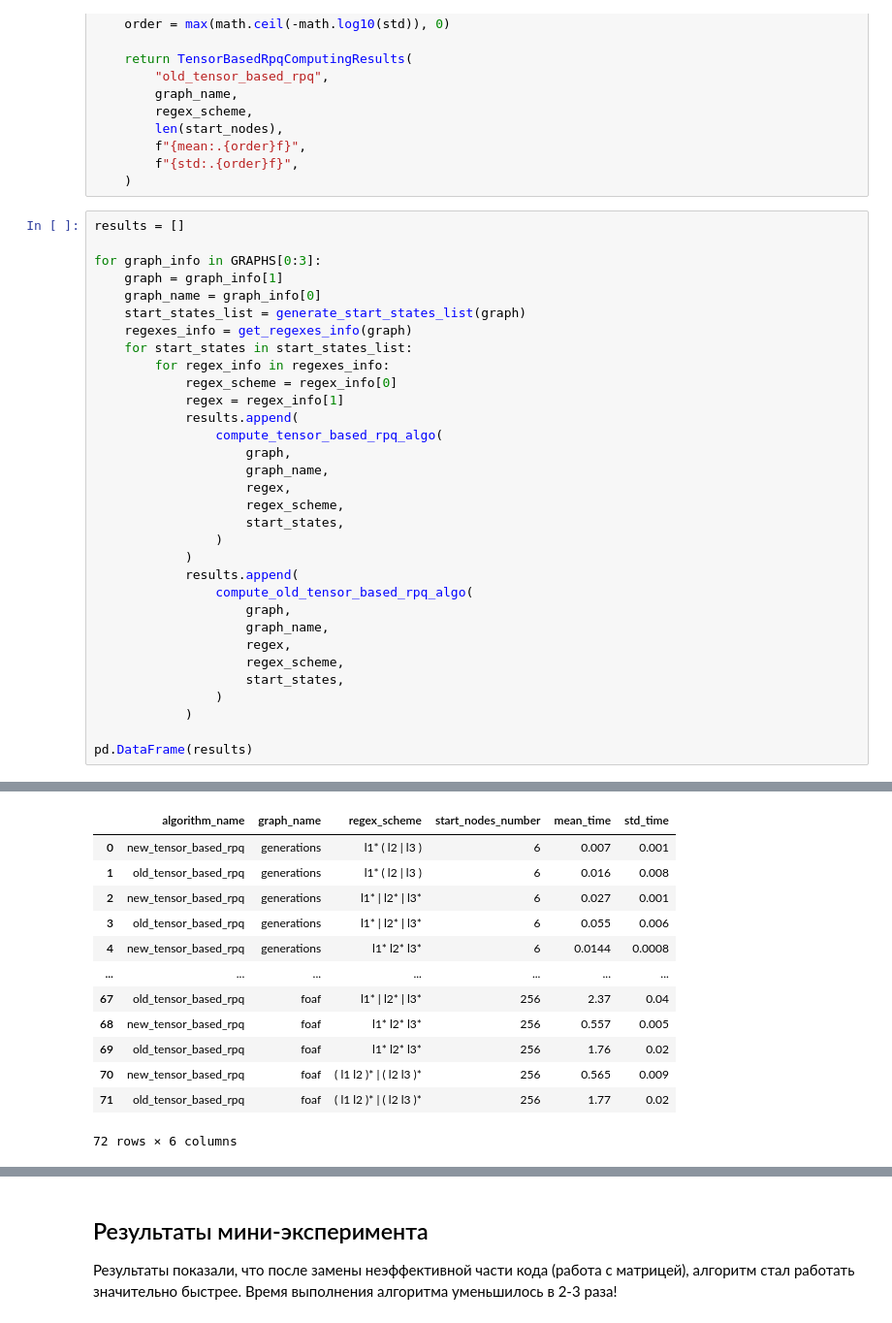
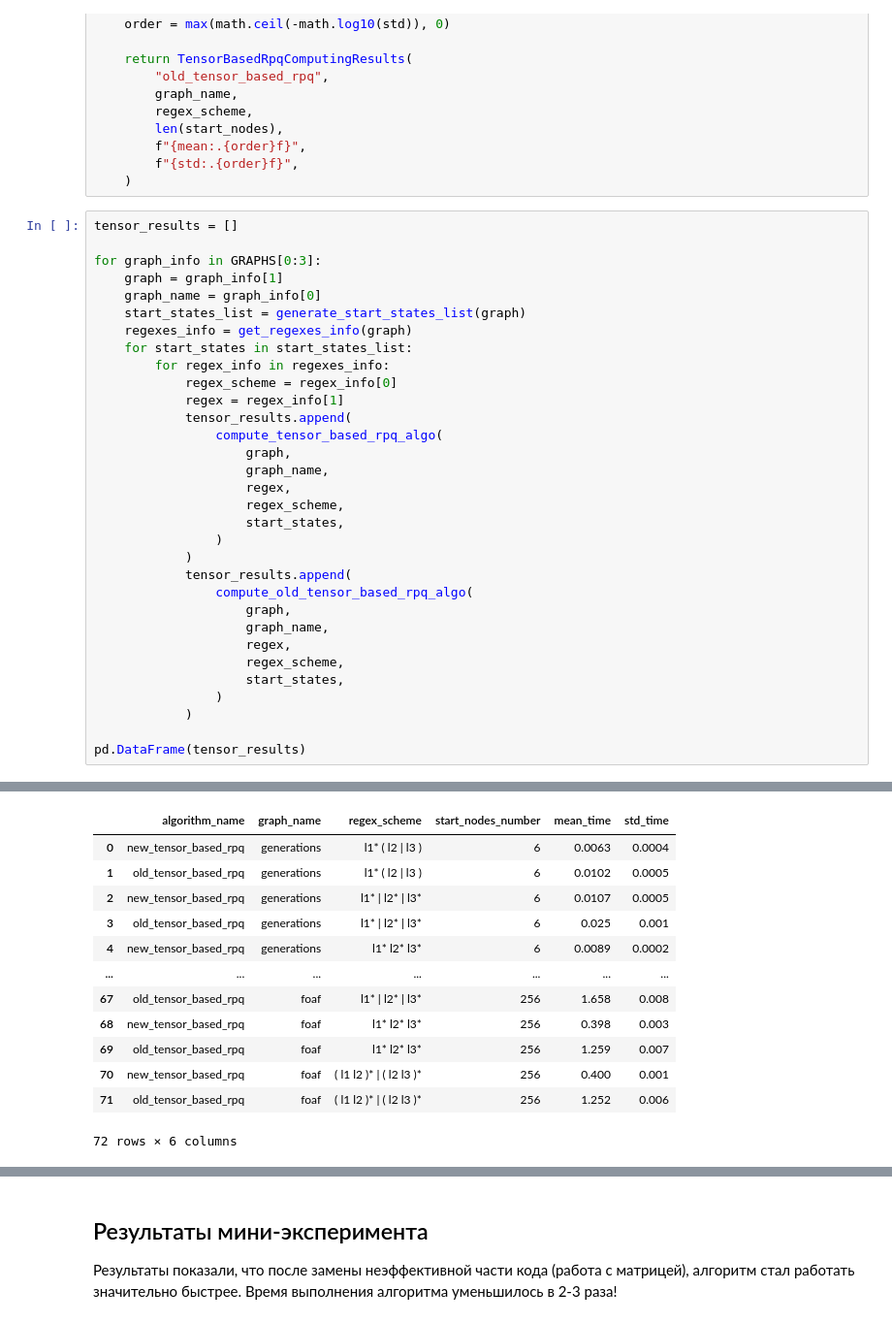
Before and after one commit to tepa46/formal-lang-course, a Jupyter notebook: experiments/task5.ipynb, the cells around one changed output, grey strips where cells are left out. Shown at 97% size. Cells and saved outputs as stored; diff of their text form.

```diff
--- a/experiments/task5.ipynb
+++ b/experiments/task5.ipynb
@@ -549,7 +554,7 @@ def compute_old_tensor_based_rpq_algo(
         f"{std:.{order}f}",
     )
 # %%
-results = []
+tensor_results = []
 
 for graph_info in GRAPHS[0:3]:
     graph = graph_info[1]
@@ -560,7 +565,7 @@ for graph_info in GRAPHS[0:3]:
         for regex_info in regexes_info:
             regex_scheme = regex_info[0]
             regex = regex_info[1]
-            results.append(
+            tensor_results.append(
                 compute_tensor_based_rpq_algo(
                     graph,
                     graph_name,
@@ -569,7 +574,7 @@ for graph_info in GRAPHS[0:3]:
                     start_states,
                 )
             )
-            results.append(
+            tensor_results.append(
                 compute_old_tensor_based_rpq_algo(
                     graph,
                     graph_name,
@@ -579,5 +584,5 @@ for graph_info in GRAPHS[0:3]:
                 )
             )
 
-pd.DataFrame(results)
+pd.DataFrame(tensor_results)
 # %% [output]
@@ -599,13 +604,13 @@ pd.DataFrame(results)
 |  | algorithm_name | graph_name | regex_scheme | start_nodes_number | mean_time | std_time |
-| 0 | new_tensor_based_rpq | generations | l1* ( l2 | l3 ) | 6 | 0.007 | 0.001 |
-| 1 | old_tensor_based_rpq | generations | l1* ( l2 | l3 ) | 6 | 0.016 | 0.008 |
-| 2 | new_tensor_based_rpq | generations | l1* | l2* | l3* | 6 | 0.027 | 0.001 |
-| 3 | old_tensor_based_rpq | generations | l1* | l2* | l3* | 6 | 0.055 | 0.006 |
-| 4 | new_tensor_based_rpq | generations | l1* l2* l3* | 6 | 0.0144 | 0.0008 |
+| 0 | new_tensor_based_rpq | generations | l1* ( l2 | l3 ) | 6 | 0.0063 | 0.0004 |
+| 1 | old_tensor_based_rpq | generations | l1* ( l2 | l3 ) | 6 | 0.0102 | 0.0005 |
+| 2 | new_tensor_based_rpq | generations | l1* | l2* | l3* | 6 | 0.0107 | 0.0005 |
+| 3 | old_tensor_based_rpq | generations | l1* | l2* | l3* | 6 | 0.025 | 0.001 |
+| 4 | new_tensor_based_rpq | generations | l1* l2* l3* | 6 | 0.0089 | 0.0002 |
 | ... | ... | ... | ... | ... | ... | ... |
-| 67 | old_tensor_based_rpq | foaf | l1* | l2* | l3* | 256 | 2.37 | 0.04 |
-| 68 | new_tensor_based_rpq | foaf | l1* l2* l3* | 256 | 0.557 | 0.005 |
-| 69 | old_tensor_based_rpq | foaf | l1* l2* l3* | 256 | 1.76 | 0.02 |
-| 70 | new_tensor_based_rpq | foaf | ( l1 l2 )* | ( l2 l3 )* | 256 | 0.565 | 0.009 |
-| 71 | old_tensor_based_rpq | foaf | ( l1 l2 )* | ( l2 l3 )* | 256 | 1.77 | 0.02 |
+| 67 | old_tensor_based_rpq | foaf | l1* | l2* | l3* | 256 | 1.658 | 0.008 |
+| 68 | new_tensor_based_rpq | foaf | l1* l2* l3* | 256 | 0.398 | 0.003 |
+| 69 | old_tensor_based_rpq | foaf | l1* l2* l3* | 256 | 1.259 | 0.007 |
+| 70 | new_tensor_based_rpq | foaf | ( l1 l2 )* | ( l2 l3 )* | 256 | 0.400 | 0.001 |
+| 71 | old_tensor_based_rpq | foaf | ( l1 l2 )* | ( l2 l3 )* | 256 | 1.252 | 0.006 |
 72 rows × 6 columns
```
Also changed, not shown: parts of 6 cells of this notebook.
